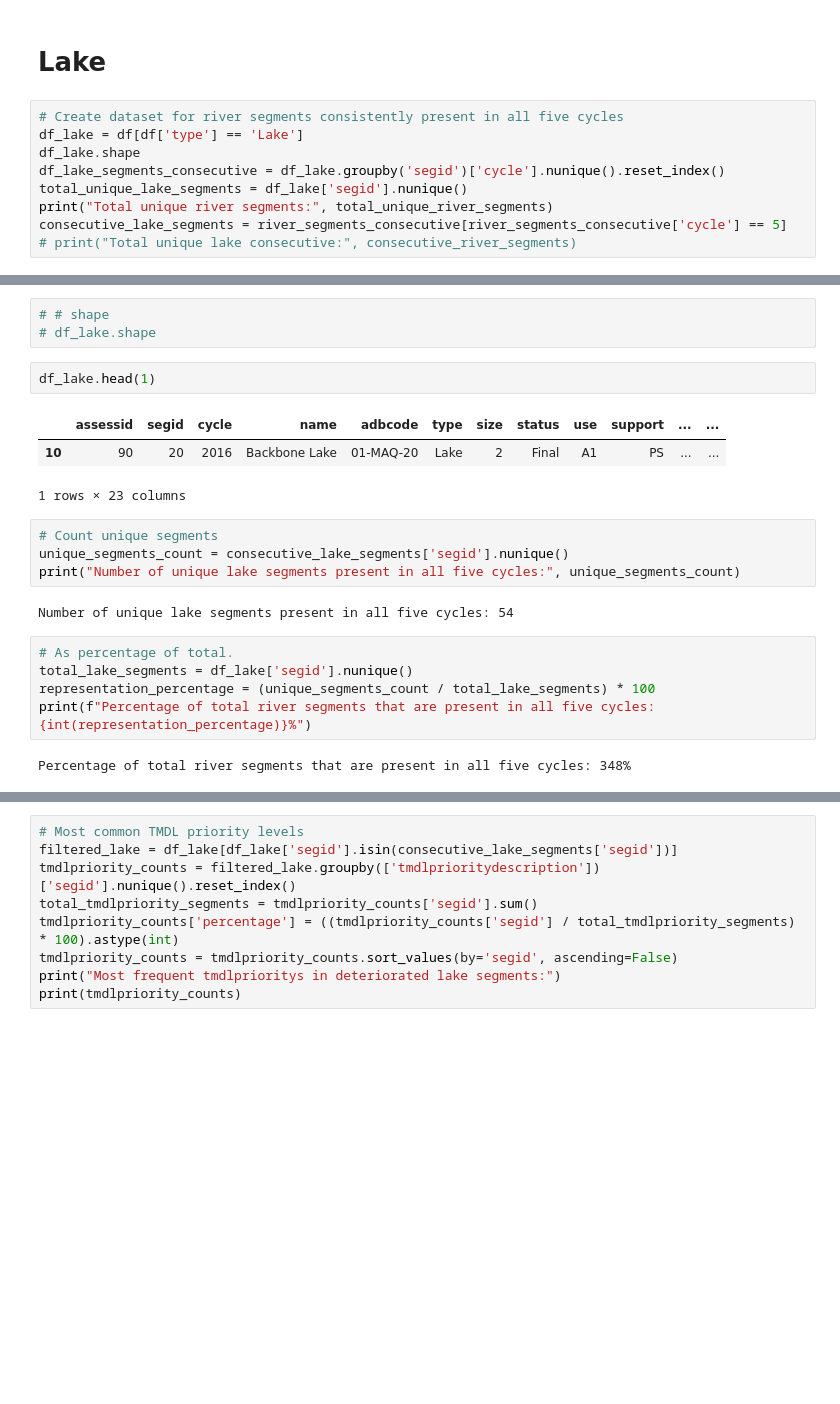
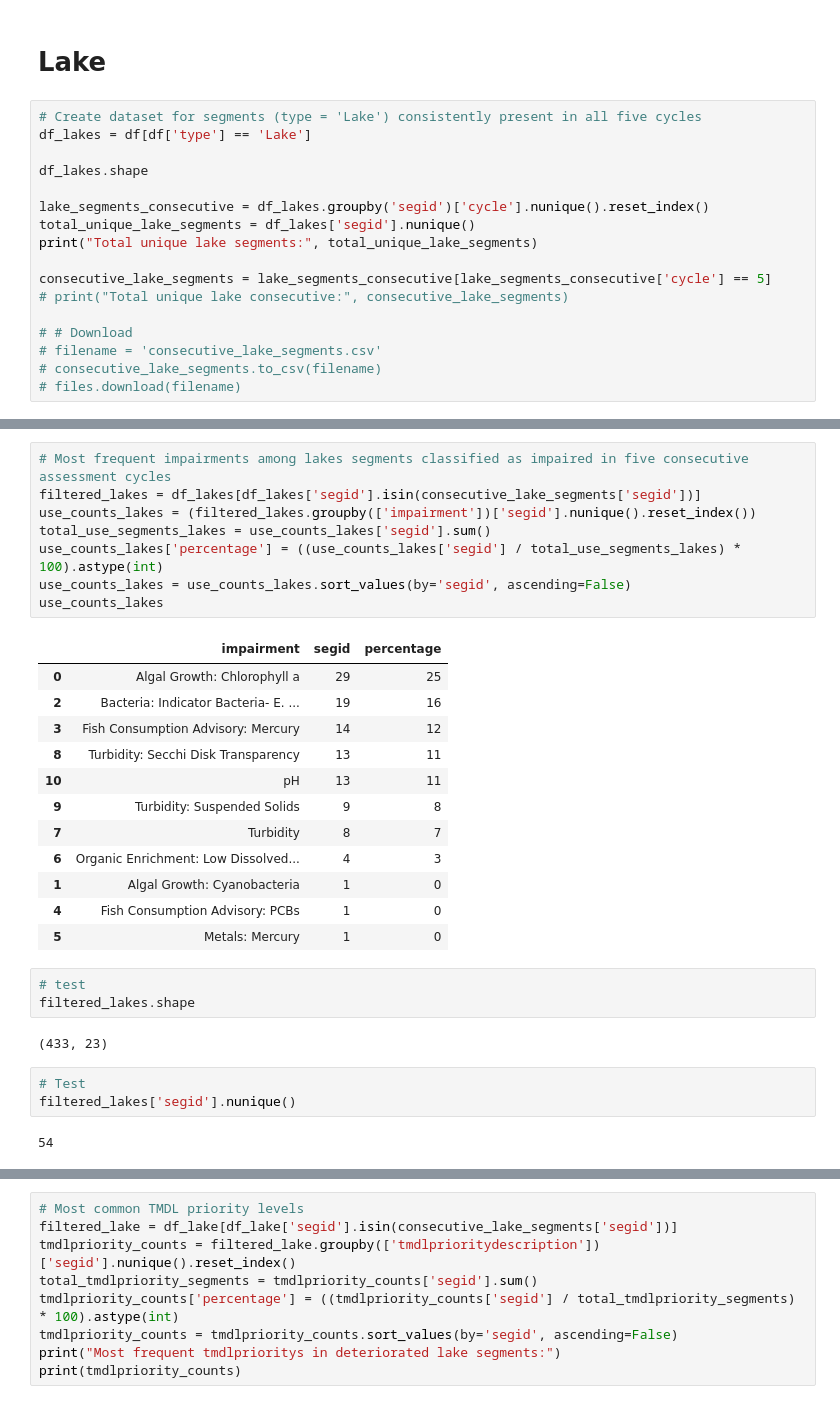
Before and after one commit to mocorderos/Water_Impair_Iowa, a Jupyter notebook: ImpairedWaterListFeb25.ipynb, the cells around one changed output, grey strips where cells are left out. Cells and saved outputs as stored; diff of their text form; blank space fills up the shorter version.

```diff
--- a/ImpairedWaterListFeb25.ipynb
+++ b/ImpairedWaterListFeb25.ipynb
@@ -573,12 +499,20 @@ Most frequent uses in deteriorated river segments:
 # %% [markdown]
 # **Lake**
 # %%
-# Create dataset for river segments consistently present in all five cycles
-df_lake = df[df['type'] == 'Lake']
-df_lake.shape
-df_lake_segments_consecutive = df_lake.groupby('segid')['cycle'].nunique().reset_index()
-total_unique_lake_segments = df_lake['segid'].nunique()
-print("Total unique river segments:", total_unique_river_segments)
-consecutive_lake_segments = river_segments_consecutive[river_segments_consecutive['cycle'] == 5]
-# print("Total unique lake consecutive:", consecutive_river_segments)
+# Create dataset for segments (type = 'Lake') consistently present in all five cycles
+df_lakes = df[df['type'] == 'Lake']
+
+df_lakes.shape
+
+lake_segments_consecutive = df_lakes.groupby('segid')['cycle'].nunique().reset_index()
+total_unique_lake_segments = df_lakes['segid'].nunique()
+print("Total unique lake segments:", total_unique_lake_segments)
+
+consecutive_lake_segments = lake_segments_consecutive[lake_segments_consecutive['cycle'] == 5]
+# print("Total unique lake consecutive:", consecutive_lake_segments)
+
+# # Download
+# filename = 'consecutive_lake_segments.csv'
+# consecutive_lake_segments.to_csv(filename)
+# files.download(filename)
 # %% [output]
@@ -586,23 +558,32 @@ Total unique river segments: 127
+# %%
+# Most frequent impairments among lakes segments classified as impaired in five consecutive assessment cycles
+filtered_lakes = df_lakes[df_lakes['segid'].isin(consecutive_lake_segments['segid'])]
+use_counts_lakes = (filtered_lakes.groupby(['impairment'])['segid'].nunique().reset_index())
+total_use_segments_lakes = use_counts_lakes['segid'].sum()
+use_counts_lakes['percentage'] = ((use_counts_lakes['segid'] / total_use_segments_lakes) * 100).astype(int)
+use_counts_lakes = use_counts_lakes.sort_values(by='segid', ascending=False)
+use_counts_lakes
+# %% [output]
+|  | impairment | segid | percentage |
+| 0 | Algal Growth: Chlorophyll a | 29 | 25 |
+| 2 | Bacteria: Indicator Bacteria- E. ... | 19 | 16 |
+| 3 | Fish Consumption Advisory: Mercury | 14 | 12 |
+| 8 | Turbidity: Secchi Disk Transparency | 13 | 11 |
+| 10 | pH | 13 | 11 |
+| 9 | Turbidity: Suspended Solids | 9 | 8 |
+| 7 | Turbidity | 8 | 7 |
+| 6 | Organic Enrichment: Low Dissolved... | 4 | 3 |
+| 1 | Algal Growth: Cyanobacteria | 1 | 0 |
+| 4 | Fish Consumption Advisory: PCBs | 1 | 0 |
+| 5 | Metals: Mercury | 1 | 0 |
 # %%
-# # shape
-# df_lake.shape
+# test
+filtered_lakes.shape
+# %% [output]
+(433, 23)
-# %%
-df_lake.head(1)
-# %% [output]
-|  | assessid | segid | cycle | name | adbcode | type | size | status | use | support | ... | ... |
-| 10 | 90 | 20 | 2016 | Backbone Lake | 01-MAQ-20 | Lake | 2 | Final | A1 | PS | ... | ... |
-1 rows × 23 columns
-# %%
-# Count unique segments
-unique_segments_count = consecutive_lake_segments['segid'].nunique()
-print("Number of unique lake segments present in all five cycles:", unique_segments_count)
-# %% [output]
-Number of unique lake segments present in all five cycles: 54
-# %%
-# As percentage of total.
-total_lake_segments = df_lake['segid'].nunique()
-representation_percentage = (unique_segments_count / total_lake_segments) * 100
-print(f"Percentage of total river segments that are present in all five cycles: {int(representation_percentage)}%")
-# %% [output]
-Percentage of total river segments that are present in all five cycles: 348%
+# %%
+# Test
+filtered_lakes['segid'].nunique()
+# %% [output]
+54
 # %%
```
Also changed, not shown: parts of 35 cells of this notebook.
